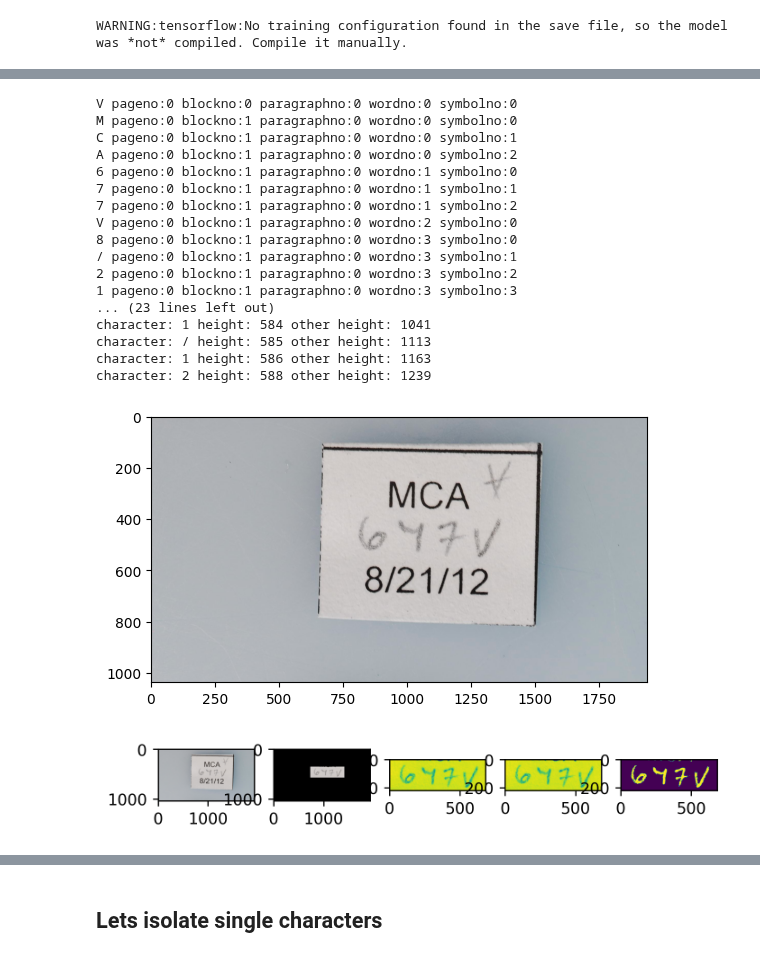
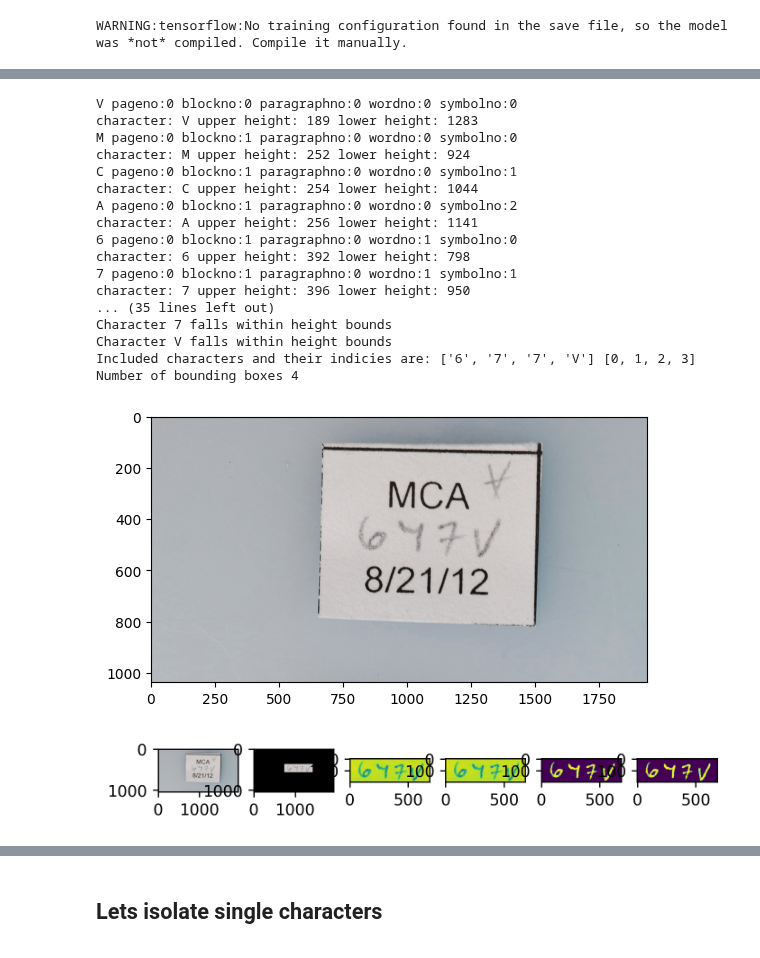
Before and after one commit to Jor-Lee/Guppies, a Jupyter notebook: Python_Files/ML_preprocessing.ipynb, the cells around one changed output, grey strips where cells are left out. Saved outputs shown, nothing was run; the diff lists cells and outputs as text; code cells hidden in the pictures.

Commit message:
Bounded ID update
Former-commit-id: e78debf25f2b945c4b39be1a44bf919c2ced9b49

```diff
--- a/Python_Files/ML_preprocessing.ipynb
+++ b/Python_Files/ML_preprocessing.ipynb
@@ -249,8 +284,8 @@ def GetImageAndParaBox(file, client, verbose=False):
 # %%
 def extract_ID_handwriting(frame, paragraph_vertices, verbose=False):
 
-    padx = 30
-    pady = 70
+    padx = 60
+    pady = 30
 
     #firstly find the box around the identity, and also calculate the approx angle of rotation of that box.
     adapted_para_box = paragraph_vertices.copy()
@@ -477,29 +513,29 @@ array([[14,  9, 11,  8,  1, 99, 99, 99]])
 
 # h5f.close()
 # %%
-frame, para_box = GetImageAndParaBox(file_list[209], client = client, verbose=True)
-
+frame, para_boxes = GetImageAndParaBox(file_list[209], client = client, verbose=True)
+para_box = combine_paraboxes(para_boxes)
 im_ID = extract_ID_handwriting(frame, para_box, verbose=True)
 # %% [output]
 V pageno:0 blockno:0 paragraphno:0 wordno:0 symbolno:0
+character: V upper height: 189 lower height: 1283
 M pageno:0 blockno:1 paragraphno:0 wordno:0 symbolno:0
+character: M upper height: 252 lower height: 924
 C pageno:0 blockno:1 paragraphno:0 wordno:0 symbolno:1
+character: C upper height: 254 lower height: 1044
 A pageno:0 blockno:1 paragraphno:0 wordno:0 symbolno:2
+character: A upper height: 256 lower height: 1141
 6 pageno:0 blockno:1 paragraphno:0 wordno:1 symbolno:0
+character: 6 upper height: 392 lower height: 798
 7 pageno:0 blockno:1 paragraphno:0 wordno:1 symbolno:1
-7 pageno:0 blockno:1 paragraphno:0 wordno:1 symbolno:2
-V pageno:0 blockno:1 paragraphno:0 wordno:2 symbolno:0
-8 pageno:0 blockno:1 paragraphno:0 wordno:3 symbolno:0
-/ pageno:0 blockno:1 paragraphno:0 wordno:3 symbolno:1
-2 pageno:0 blockno:1 paragraphno:0 wordno:3 symbolno:2
-1 pageno:0 blockno:1 paragraphno:0 wordno:3 symbolno:3
-... (23 lines left out)
-character: 1 height: 584 other height: 1041
-character: / height: 585 other height: 1113
-character: 1 height: 586 other height: 1163
-character: 2 height: 588 other height: 1239
+character: 7 upper height: 396 lower height: 950
+... (35 lines left out)
+Character 7 falls within height bounds
+Character V falls within height bounds
+Included characters and their indicies are: ['6', '7', '7', 'V'] [0, 1, 2, 3]
+Number of bounding boxes 4
 [figure]
-[figure, old version]
+[figure, new version]
 # %%
 new_files = ListAvaliableFiles("guppy_images", "Manually_Labelled/New")
 new_jpg_files = [ x for x in new_files if "JPG" in x ]
```
Also changed, not shown: parts of 6 cells of this notebook, 1 other file.
